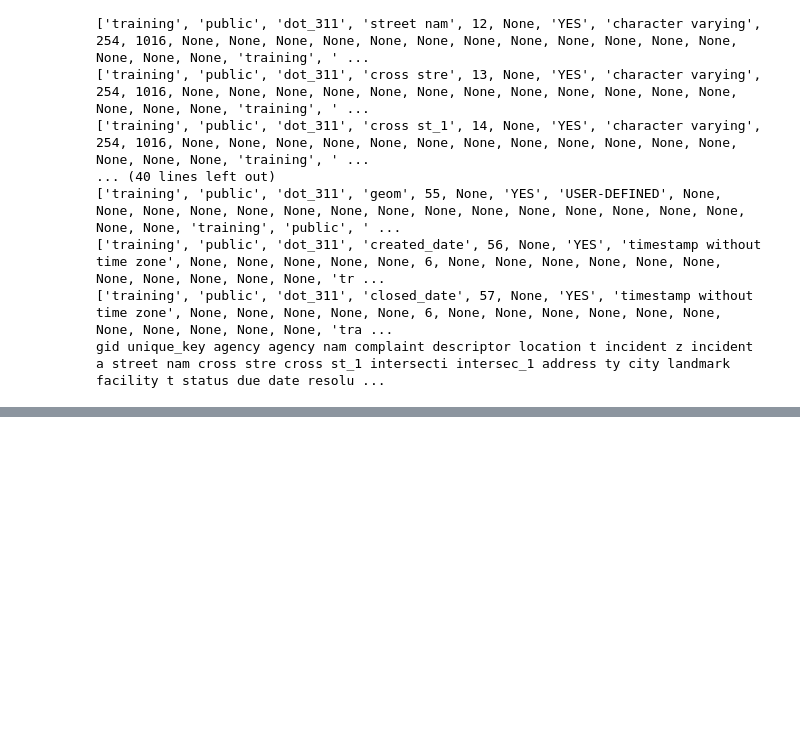
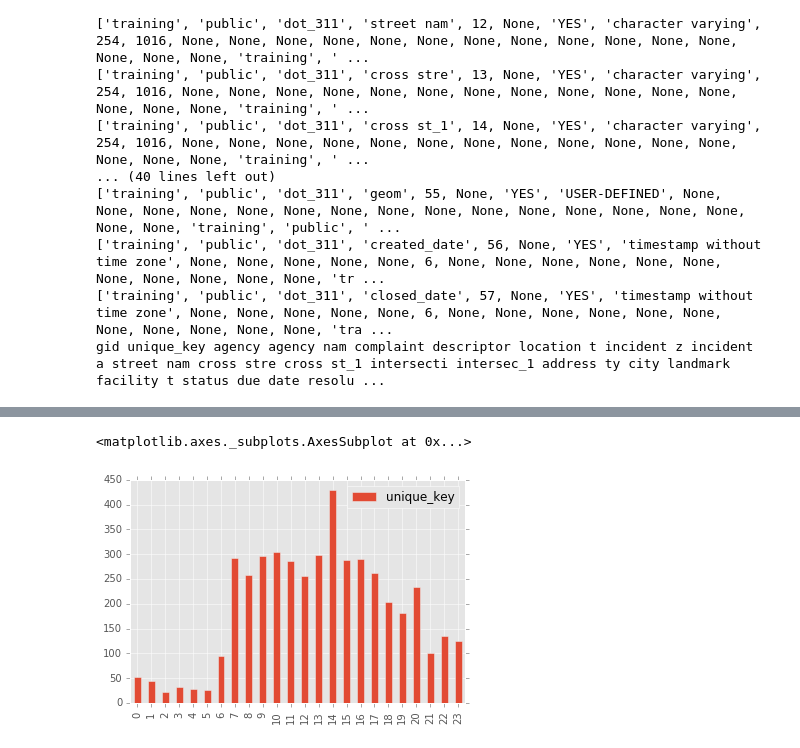
Before and after one commit to ledeprogram/algorithms, a Jupyter notebook: class4/homework/Lee_Dongjin_4_1.ipynb, the cells around one changed output, grey strips where cells are left out. Saved outputs shown, nothing was run; the diff lists cells and outputs as text; code cells hidden in the pictures; blank space fills up the shorter version.

```diff
--- a/class4/homework/Lee_Dongjin_4_1.ipynb
+++ b/class4/homework/Lee_Dongjin_4_1.ipynb
@@ -52,0 +193,5 @@ memory usage: 182.9+ KB
+# %%
+df.groupby(df.index.hour).count().plot(y='unique_key',kind='bar')
+# %% [output]
+<matplotlib.axes._subplots.AxesSubplot at 0x...>
+[figure, added]
```
Also changed, not shown: parts of 15 cells of this notebook, 2 other files.
